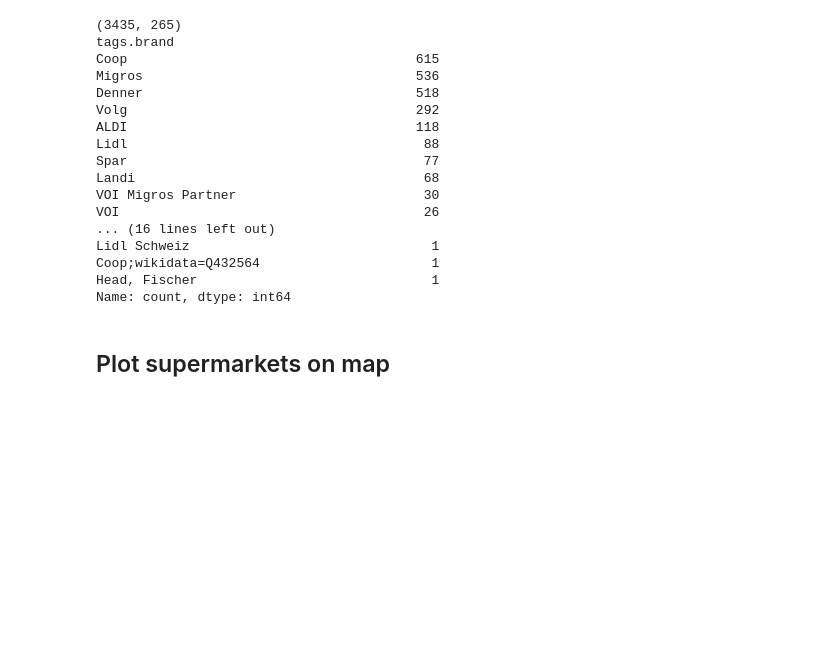
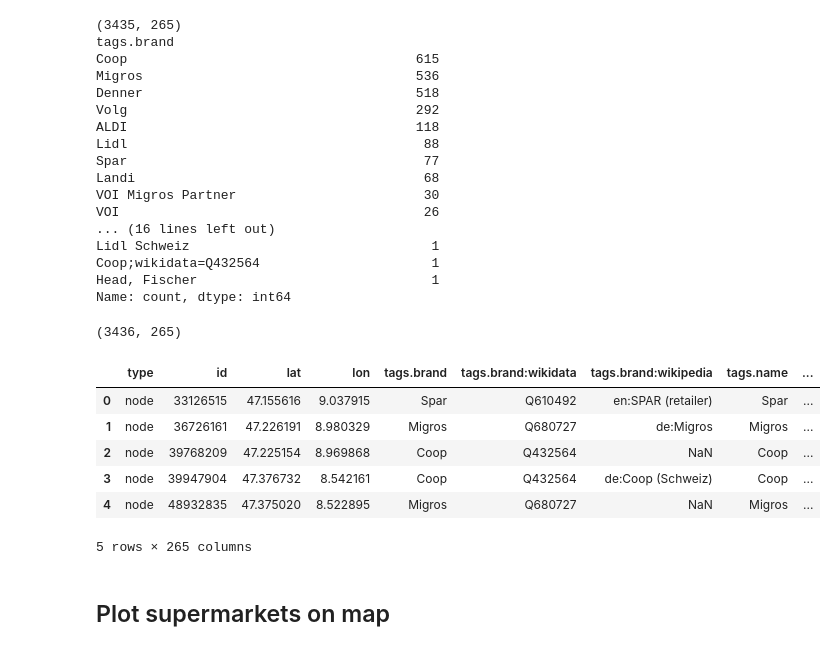
Before and after one commit to lo-zi/data_analytics, a Jupyter notebook: Week_01/getting_supermarket_locations_WebAPI.ipynb, the cells around one changed output. Drawn from its saved outputs; the diff is of its cells as text; code cells hidden in the pictures; blank space fills up the shorter version.

```diff
--- a/Week_01/getting_supermarket_locations_WebAPI.ipynb
+++ b/Week_01/getting_supermarket_locations_WebAPI.ipynb
@@ -65,6 +65,42 @@ Lidl Schweiz                               1
 Coop;wikidata=Q432564                      1
 Head, Fischer                              1
 Name: count, dtype: int64
+# %%
+# Overpass API URL
+url = 'http://overpass-api.de/api/interpreter'
+
+# Overpass turbo query
+query = f"""
+        [out:json];
+        area["ISO3166-1"="CH"][admin_level=2];
+        node ["shop"="supermarket"](area);
+        out;"""
+
+# Web API request
+r = requests.get(url, params={'data': query})
+data = r.json()['elements']
+
+# Save data to file
+with open('supermarkets.json', 'w') as json_file:
+    json.dump(data, json_file)
+
+# Store data in data frame
+df = json_normalize(data)
+
+# Number of rows and columns
+print(df.shape)
+
+# First rows
+df.head()
+# %% [output]
+(3436, 265)
+|  | type | id | lat | lon | tags.brand | tags.brand:wikidata | tags.brand:wikipedia | tags.name | ... |
+| 0 | node | 33126515 | 47.155616 | 9.037915 | Spar | Q610492 | en:SPAR (retailer) | Spar | ... |
+| 1 | node | 36726161 | 47.226191 | 8.980329 | Migros | Q680727 | de:Migros | Migros | ... |
+| 2 | node | 39768209 | 47.225154 | 8.969868 | Coop | Q432564 | NaN | Coop | ... |
+| 3 | node | 39947904 | 47.376732 | 8.542161 | Coop | Q432564 | de:Coop (Schweiz) | Coop | ... |
+| 4 | node | 48932835 | 47.375020 | 8.522895 | Migros | Q680727 | NaN | Migros | ... |
+5 rows × 265 columns
 # %% [markdown]
 ## Plot supermarkets on map
 # %%
```
Also changed, not shown: parts of 1 cell of this notebook, 6 other files.
